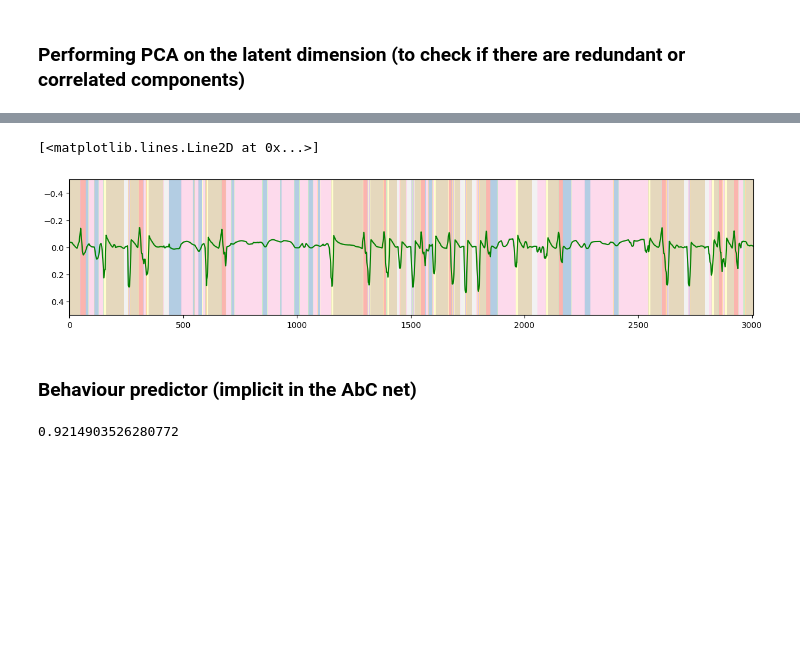
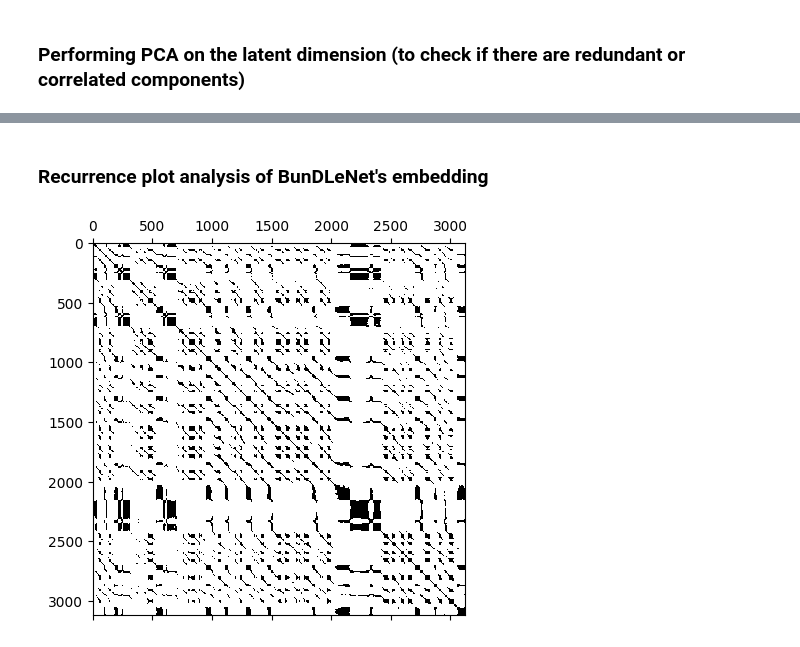
Before and after one commit to akshey-kumar/BunDLe-Net, a Jupyter notebook: notebooks/demo_c_elegans.ipynb, the cells around one changed output, grey strips where cells are left out. Cells and saved outputs as stored; diff of their text form; code cells hidden in the pictures; blank space fills up the shorter version.

```diff
--- a/notebooks/demo_c_elegans.ipynb
+++ b/notebooks/demo_c_elegans.ipynb
@@ -110,18 +93,8 @@ plt.axis([0,Y_pca.shape[0],-0.5,0.5])
-# %%
-%matplotlib inline
-plt.figure(figsize=(15,3))
-plt.imshow([B_],aspect="auto",cmap="Pastel1")
-plt.plot(Y_pca[:,2]/3/np.max(np.abs(Y_pca[:,2])), color = 'green')
-# %% [output]
-[<matplotlib.lines.Line2D at 0x...>]
-[figure, removed]
-# %% [markdown]
-### Behaviour predictor (implicit in the AbC net)
-# %%
-Y0_ = model.tau(X_[:,0]).numpy() # Y_t
-Y1_ = model.tau(X_[:,1]).numpy()
-# %%
-B_pred = model.predictor(Y1_).numpy().argmax(axis=1)
-accuracy_score(B_pred, B_)
-# %% [output]
-0.9214903526280772
+# %% [markdown]
+### Recurrence plot analysis of BunDLeNet's embedding
+# %%
+pd_Y = np.linalg.norm(Y0_[:, np.newaxis] - Y0_, axis=-1) < 0.8
+plt.matshow(pd_Y, cmap='Greys')
+plt.show()
+# %% [output]
+[figure, added]
```
Also changed, not shown: parts of 16 cells of this notebook, 1 other file.
